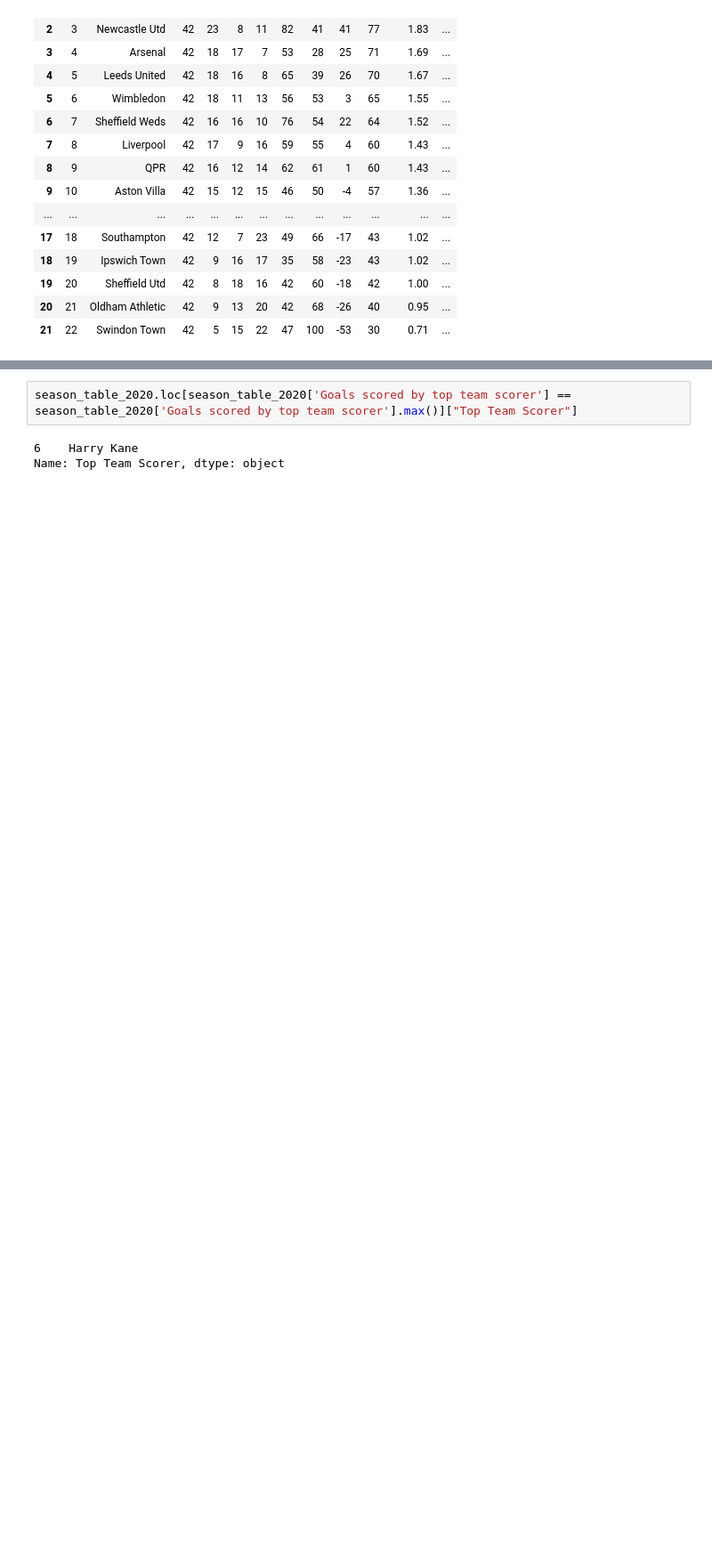
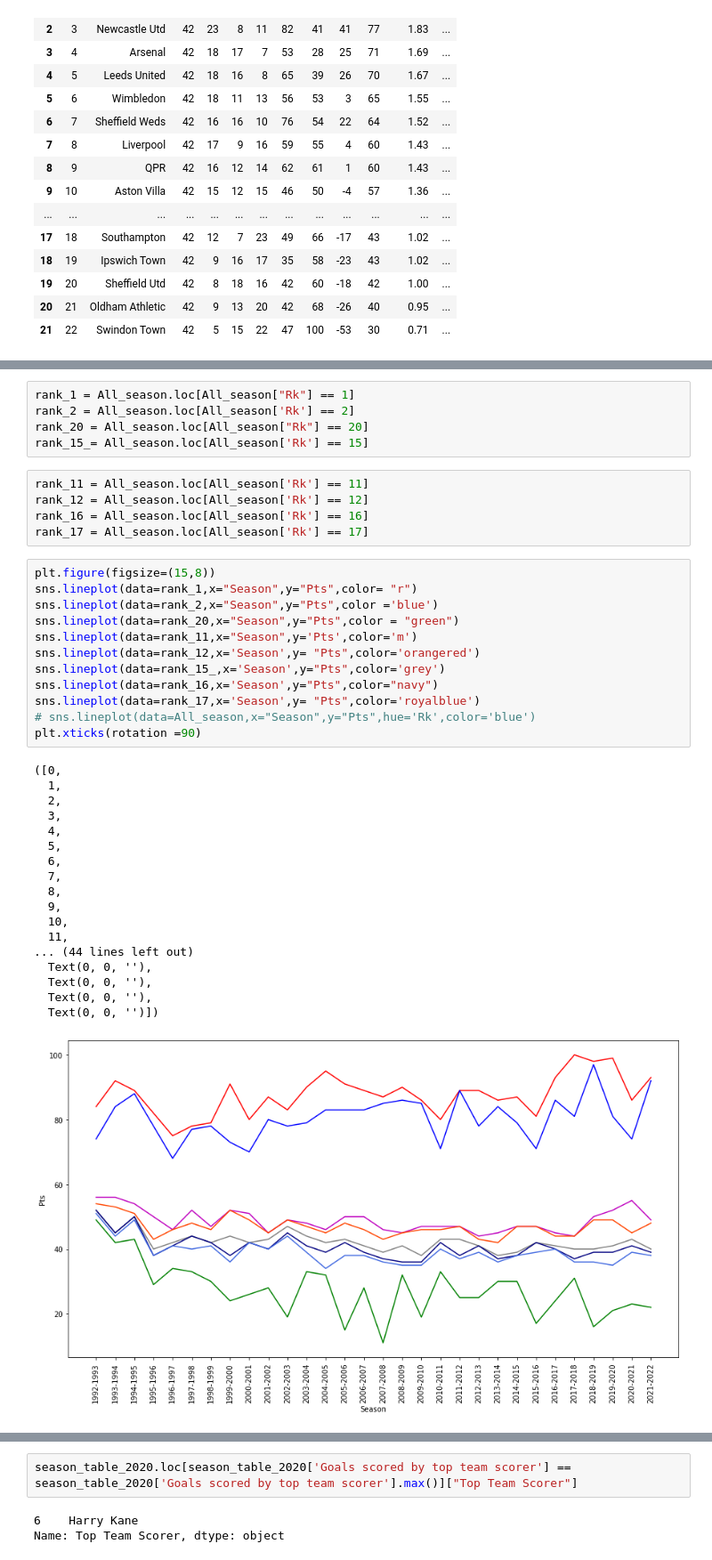
Before and after one commit to Aniket-Raikwar1/Premier_League_data_analysis, a Jupyter notebook: Analysing premier league seasons.ipynb, the cells around one changed output, grey strips where cells are left out. Shown: that part at 89% size. Drawn from its saved outputs; the diff is of its cells as text; blank space fills up the shorter version.

```diff
--- a/Analysing premier league seasons.ipynb
+++ b/Analysing premier league seasons.ipynb
@@ -249,0 +409,41 @@ sea
+# %%
+rank_1 = All_season.loc[All_season["Rk"] == 1]
+rank_2 = All_season.loc[All_season['Rk'] == 2]
+rank_20 = All_season.loc[All_season["Rk"] == 20]
+rank_15_= All_season.loc[All_season['Rk'] == 15]
+# %%
+rank_11 = All_season.loc[All_season['Rk'] == 11]
+rank_12 = All_season.loc[All_season['Rk'] == 12]
+rank_16 = All_season.loc[All_season['Rk'] == 16]
+rank_17 = All_season.loc[All_season['Rk'] == 17]
+# %%
+plt.figure(figsize=(15,8))
+sns.lineplot(data=rank_1,x="Season",y="Pts",color= "r")
+sns.lineplot(data=rank_2,x="Season",y="Pts",color ='blue')
+sns.lineplot(data=rank_20,x="Season",y="Pts",color = "green")
+sns.lineplot(data=rank_11,x="Season",y='Pts',color='m')
+sns.lineplot(data=rank_12,x='Season',y= "Pts",color='orangered')
+sns.lineplot(data=rank_15_,x='Season',y="Pts",color='grey')
+sns.lineplot(data=rank_16,x='Season',y="Pts",color="navy")
+sns.lineplot(data=rank_17,x='Season',y= "Pts",color='royalblue')
+# sns.lineplot(data=All_season,x="Season",y="Pts",hue='Rk',color='blue')
+plt.xticks(rotation =90)
+# %% [output]
+([0,
+  1,
+  2,
+  3,
+  4,
+  5,
+  6,
+  7,
+  8,
+  9,
+  10,
+  11,
+... (44 lines left out)
+  Text(0, 0, ''),
+  Text(0, 0, ''),
+  Text(0, 0, ''),
+  Text(0, 0, '')])
+[figure, added]
```
Also changed, not shown: parts of 52 cells of this notebook.
